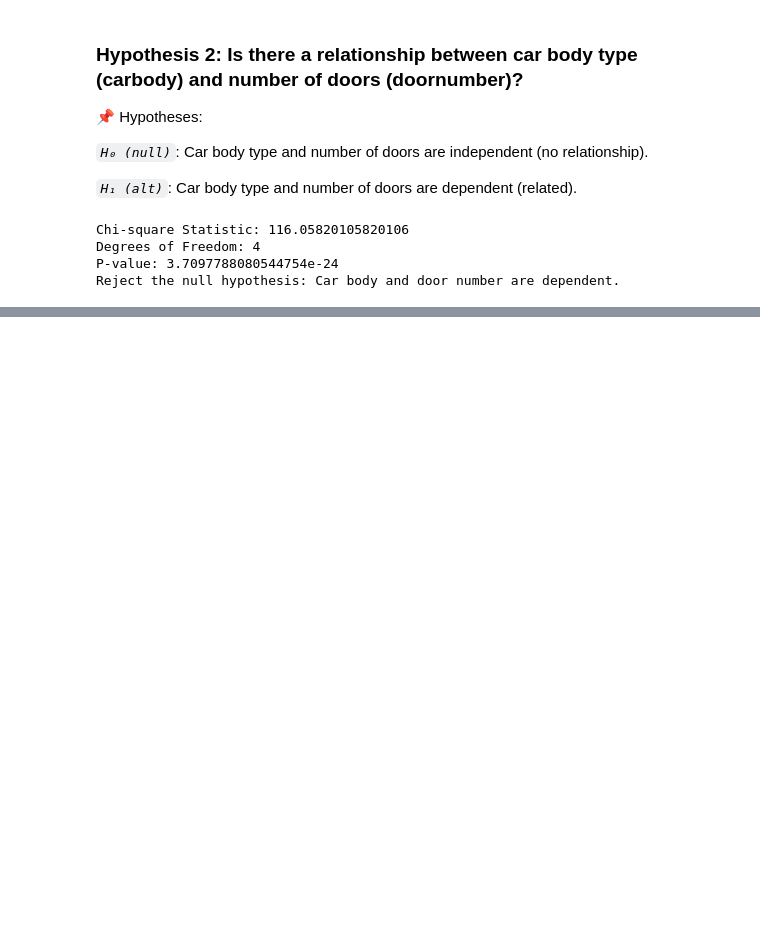
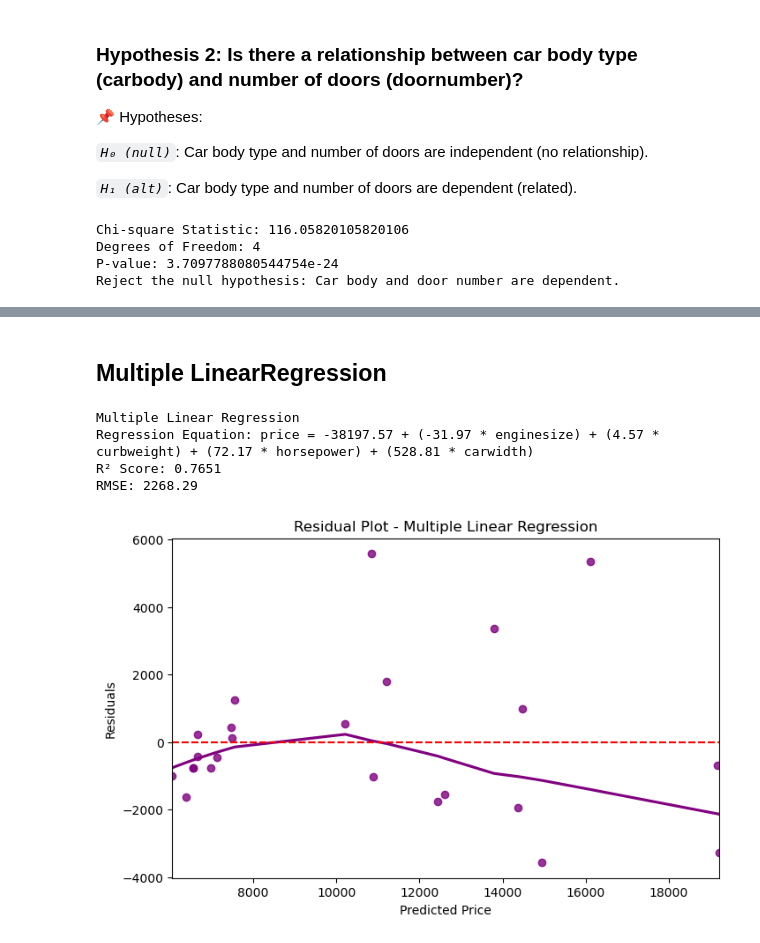
Before and after one commit to Tinonturja/Car_Pricing_DA, a Jupyter notebook: Car_Pricing_Prediction.ipynb, the cells around one changed output, grey strips where cells are left out. Drawn from its saved outputs; the diff is of its cells as text; code cells hidden in the pictures; blank space fills up the shorter version.

```diff
--- a/Car_Pricing_Prediction.ipynb
+++ b/Car_Pricing_Prediction.ipynb
@@ -590,0 +579,45 @@ results_file
+# %% [markdown]
+## Multiple LinearRegression
+# %%
+features = ['enginesize', 'curbweight', 'horsepower', 'carwidth']
+X = data_clean[features]
+y = data_clean['price']
+
+# Train-test split
+X_train, X_test, y_train, y_test = train_test_split(X, y, test_size=0.2, random_state=42)
+
+# Fit model
+lr_multiple = LinearRegression()
+lr_multiple.fit(X_train, y_train)
+
+# Predictions
+y_pred_multi = lr_multiple.predict(X_test)
+
+# Evaluation
+r2_multi = r2_score(y_test, y_pred_multi)
+rmse_multi = np.sqrt(mean_squared_error(y_test, y_pred_multi))
+
+print("Multiple Linear Regression")
+print("Regression Equation: price = {:.2f}".format(lr_multiple.intercept_), end=' ')
+for feat, coef in zip(features, lr_multiple.coef_):
+    print(f"+ ({coef:.2f} * {feat})", end=' ')
+print()
+print(f"R² Score: {r2_multi:.4f}")
+print(f"RMSE: {rmse_multi:.2f}")
+# %% [output]
+Multiple Linear Regression
+Regression Equation: price = -38197.57 + (-31.97 * enginesize) + (4.57 * curbweight) + (72.17 * horsepower) + (528.81 * carwidth)
+R² Score: 0.7651
+RMSE: 2268.29
+# %%
+residuals_multi = y_test - y_pred_multi
+
+plt.figure(figsize=(8,5))
+sns.residplot(x=y_pred_multi, y=residuals_multi, lowess=True, color='purple')
+plt.axhline(0, linestyle='--', color='red')
+plt.xlabel("Predicted Price")
+plt.ylabel("Residuals")
+plt.title("Residual Plot - Multiple Linear Regression")
+plt.show()
+# %% [output]
+[figure, added]
```
Also changed, not shown: parts of 8 cells of this notebook, 2 other files.
